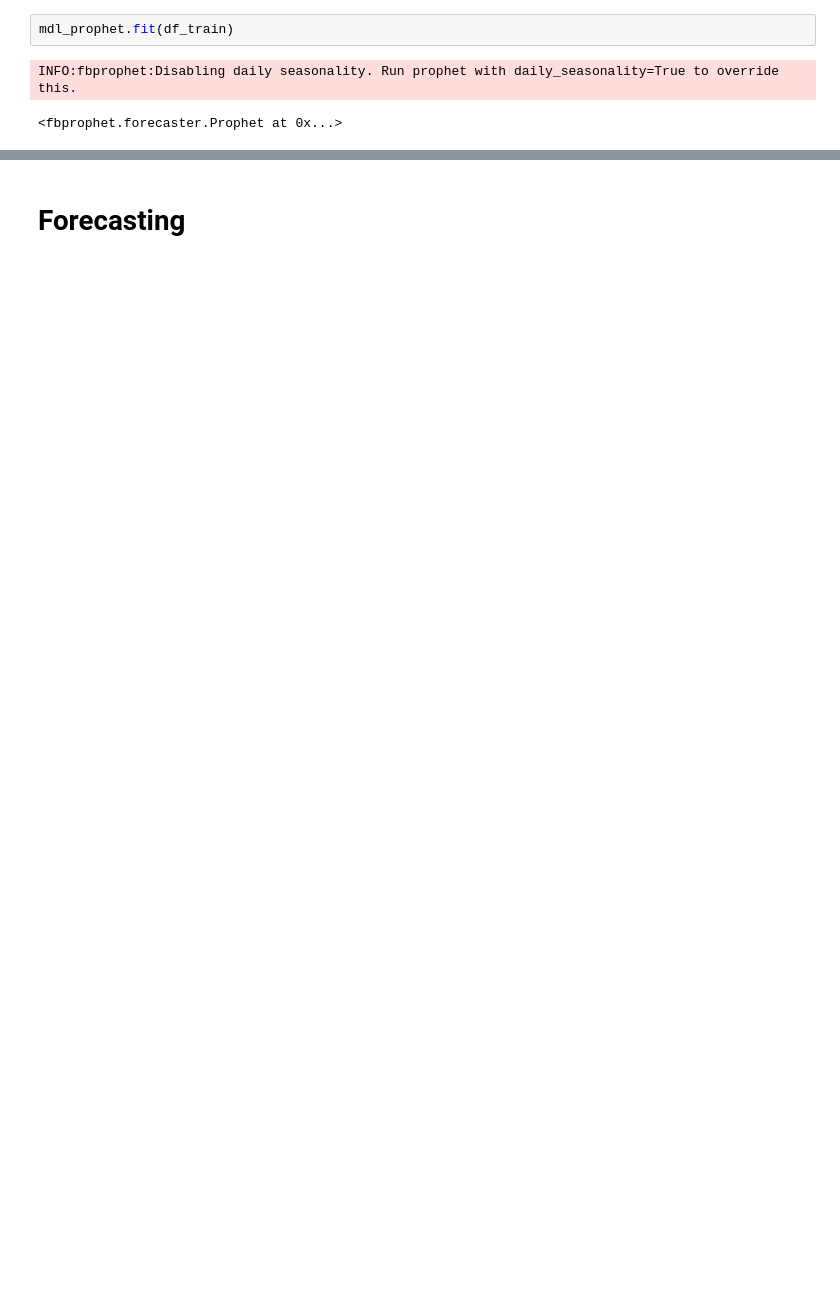
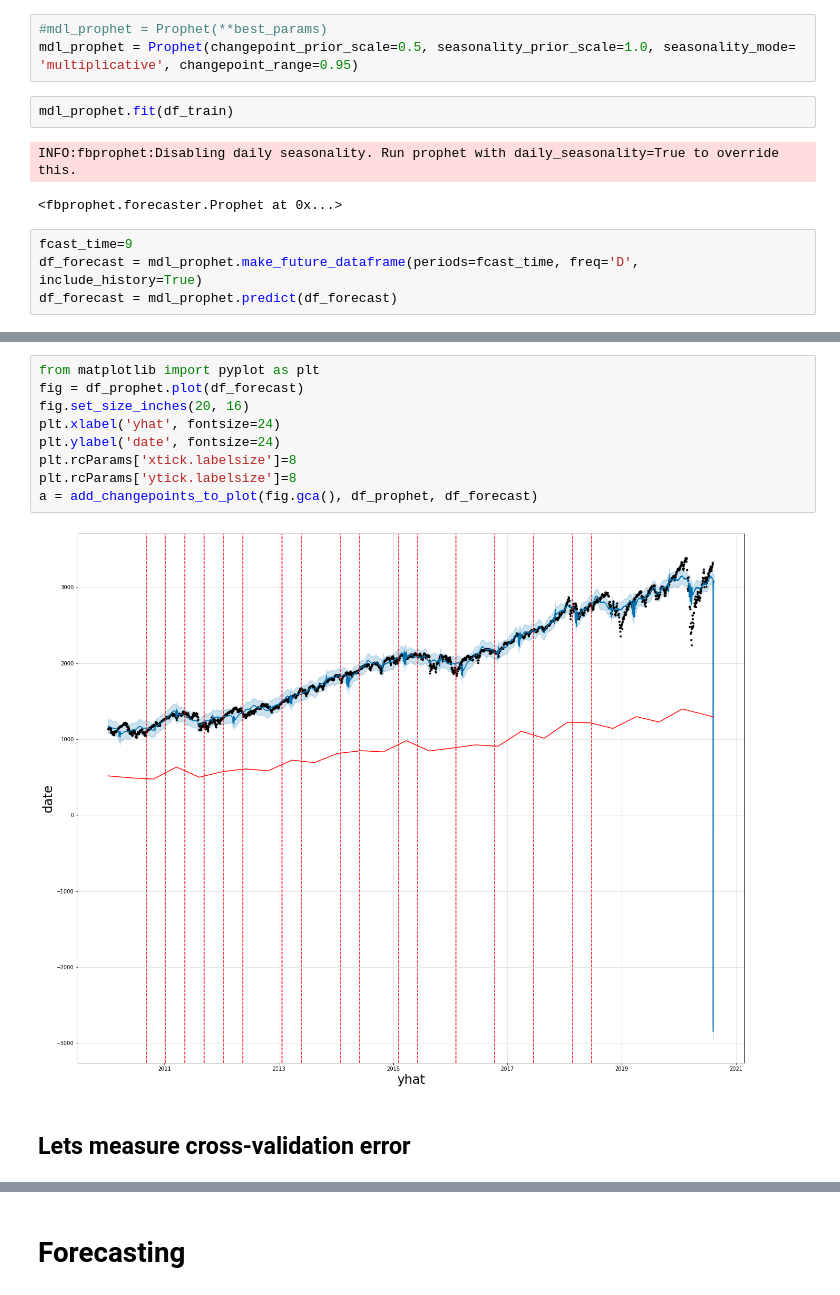
Before and after one commit to wasifmasood/STOCKS, a Jupyter notebook: notebooks/FBProphet_example.ipynb, the cells around one changed output, grey strips where cells are left out. Cells and saved outputs as stored; diff of their text form; blank space fills up the shorter version.

```diff
--- a/notebooks/FBProphet_example.ipynb
+++ b/notebooks/FBProphet_example.ipynb
@@ -309,5 +292,12 @@ mdl_prophet = Prophet(**best_params)
+# %%
+#mdl_prophet = Prophet(**best_params)
+mdl_prophet = Prophet(changepoint_prior_scale=0.5, seasonality_prior_scale=1.0, seasonality_mode= 'multiplicative', changepoint_range=0.95)
 # %%
 mdl_prophet.fit(df_train)
 # %% [output]
 INFO:fbprophet:Disabling daily seasonality. Run prophet with daily_seasonality=True to override this.
 <fbprophet.forecaster.Prophet at 0x...>
+# %%
+fcast_time=9
+df_forecast = mdl_prophet.make_future_dataframe(periods=fcast_time, freq='D', include_history=True)
+df_forecast = mdl_prophet.predict(df_forecast)
@@ -314 +320,14 @@ INFO:fbprophet:Disabling daily seasonality. Run prophet with daily_seasonality=T
+# %%
+from matplotlib import pyplot as plt
+fig = df_prophet.plot(df_forecast)
+fig.set_size_inches(20, 16)
+plt.xlabel('yhat', fontsize=24)
+plt.ylabel('date', fontsize=24)
+plt.rcParams['xtick.labelsize']=8
+plt.rcParams['ytick.labelsize']=8
+a = add_changepoints_to_plot(fig.gca(), df_prophet, df_forecast)
+# %% [output]
+[figure, added]
+# %% [markdown]
+## Lets measure cross-validation error
 # %%
```
Also changed, not shown: parts of 16 cells of this notebook.
